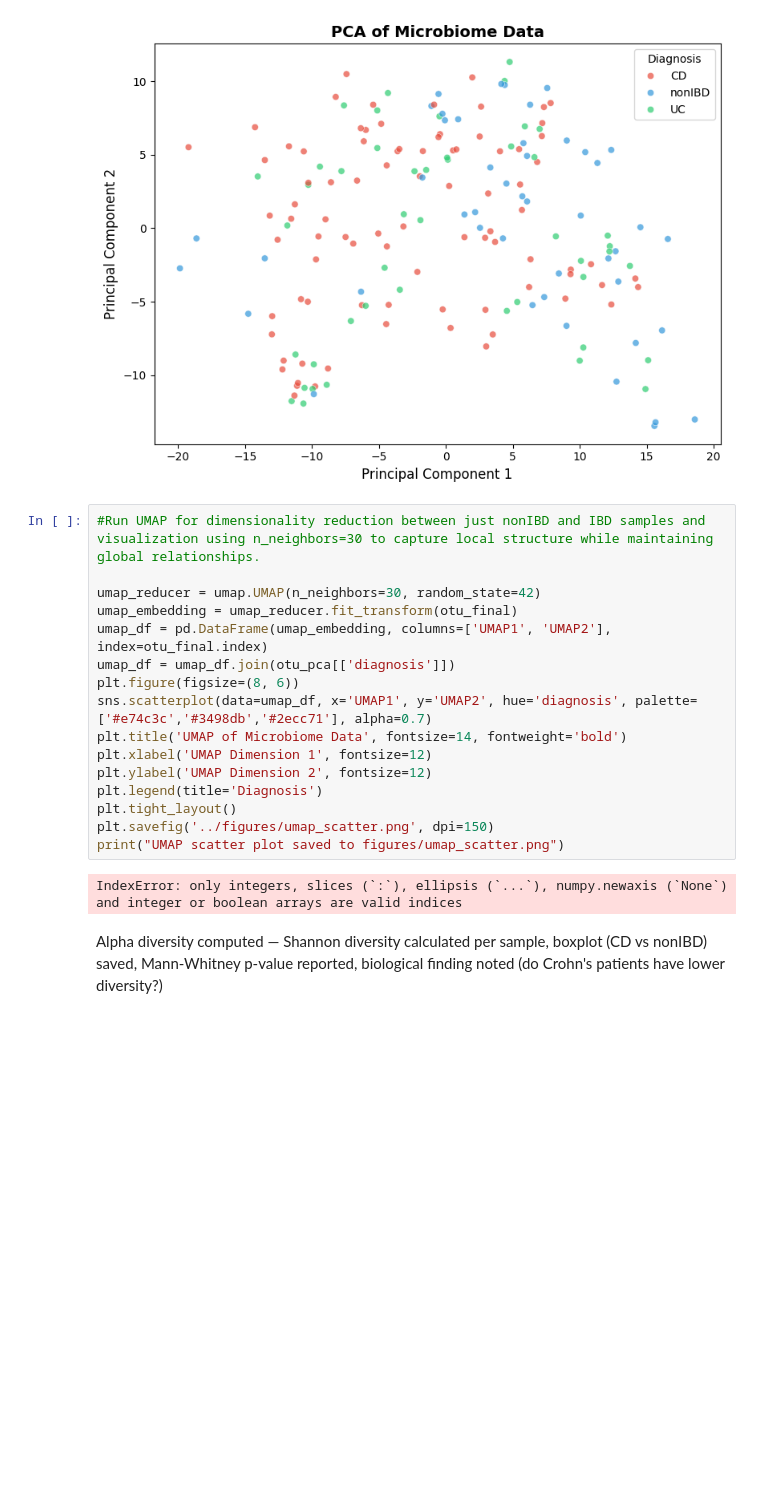
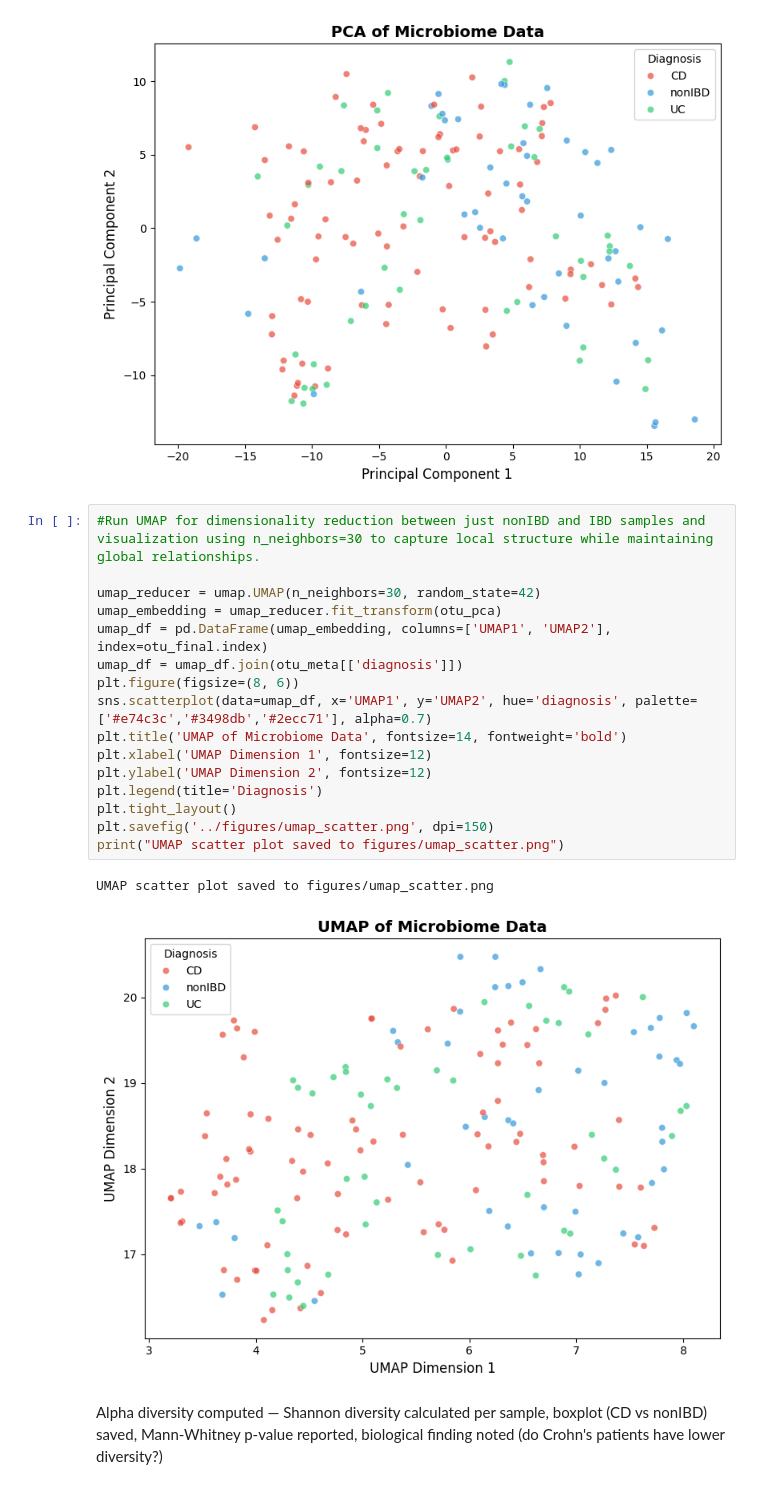
Before and after one commit to liamcampbell-png/crohns-microbiome-ml, a Jupyter notebook: notebooks/01_exploration.ipynb, the cells around one changed output. Drawn from its saved outputs; the diff is of its cells as text; blank space fills up the shorter version.

```diff
--- a/notebooks/01_exploration.ipynb
+++ b/notebooks/01_exploration.ipynb
@@ -203,21 +203,22 @@ PCA scatter plot saved to figures/pca_scatter.png
 # %%
 #Run UMAP for dimensionality reduction between just nonIBD and IBD samples and visualization using n_neighbors=30 to capture local structure while maintaining global relationships.
 
 umap_reducer = umap.UMAP(n_neighbors=30, random_state=42)
-umap_embedding = umap_reducer.fit_transform(otu_final)
+umap_embedding = umap_reducer.fit_transform(otu_pca)
 umap_df = pd.DataFrame(umap_embedding, columns=['UMAP1', 'UMAP2'], index=otu_final.index)
-umap_df = umap_df.join(otu_pca[['diagnosis']])
+umap_df = umap_df.join(otu_meta[['diagnosis']])
 plt.figure(figsize=(8, 6))
 sns.scatterplot(data=umap_df, x='UMAP1', y='UMAP2', hue='diagnosis', palette=['#e74c3c','#3498db','#2ecc71'], alpha=0.7)
 plt.title('UMAP of Microbiome Data', fontsize=14, fontweight='bold')
 plt.xlabel('UMAP Dimension 1', fontsize=12)
 plt.ylabel('UMAP Dimension 2', fontsize=12)
 plt.legend(title='Diagnosis')
 plt.tight_layout()
 plt.savefig('../figures/umap_scatter.png', dpi=150)
 print("UMAP scatter plot saved to figures/umap_scatter.png")
 # %% [output]
-IndexError: only integers, slices (`:`), ellipsis (`...`), numpy.newaxis (`None`) and integer or boolean arrays are valid indices
+UMAP scatter plot saved to figures/umap_scatter.png
+[figure, added]
 # %% [markdown]
 Alpha diversity computed — Shannon diversity calculated per sample, boxplot (CD vs nonIBD) saved, Mann-Whitney p-value reported, biological finding noted (do Crohn's patients have lower diversity?)
 # %% [markdown]
```
Also changed, not shown: 1 other file.
